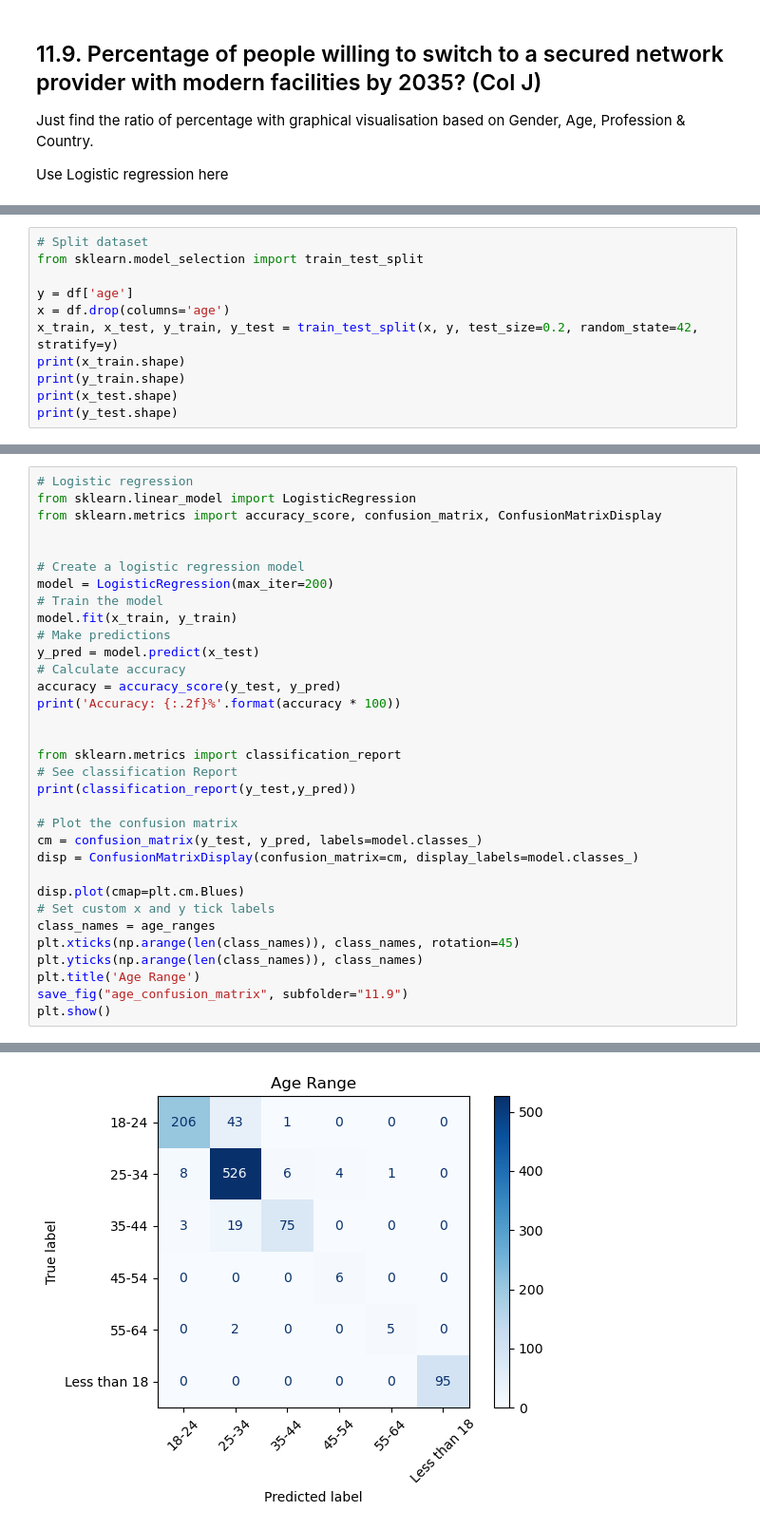
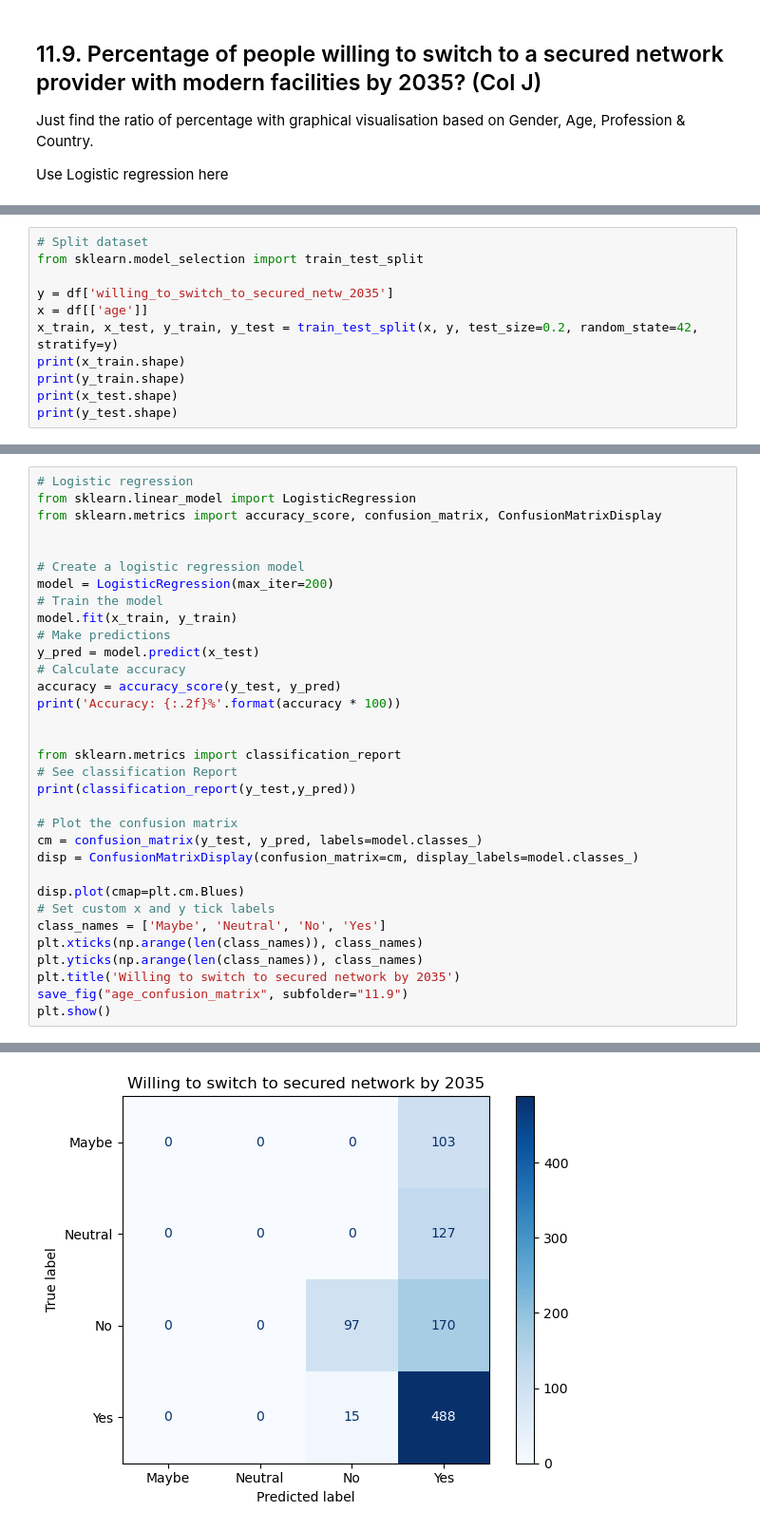
Before and after one commit to ihsanulcode/networking-systems-data-analysis, a Jupyter notebook: Notebook_3_Models.ipynb, the cells around one changed output, grey strips where cells are left out. Shown: that part at 95% size. Drawn from its saved outputs; the diff is of its cells as text.

```diff
--- a/Notebook_3_Models.ipynb
+++ b/Notebook_3_Models.ipynb
@@ -324,8 +326,8 @@ weighted avg       0.88      0.88      0.88      1000
 # Split dataset
 from sklearn.model_selection import train_test_split
 
-y = df['age']
-x = df.drop(columns='age')
+y = df['willing_to_switch_to_secured_netw_2035']
+x = df[['age']]
 x_train, x_test, y_train, y_test = train_test_split(x, y, test_size=0.2, random_state=42, stratify=y)
 print(x_train.shape)
 print(y_train.shape)
@@ -363,10 +365,10 @@ disp = ConfusionMatrixDisplay(confusion_matrix=cm, display_labels=model.classes_
 
 disp.plot(cmap=plt.cm.Blues)
 # Set custom x and y tick labels
-class_names = age_ranges
-plt.xticks(np.arange(len(class_names)), class_names, rotation=45)
+class_names = ['Maybe', 'Neutral', 'No', 'Yes']
+plt.xticks(np.arange(len(class_names)), class_names)
 plt.yticks(np.arange(len(class_names)), class_names)
-plt.title('Age Range')
+plt.title('Willing to switch to secured network by 2035')
 save_fig("age_confusion_matrix", subfolder="11.9")
 plt.show()
 # %% [output]
@@ -386,2 +386,2 @@ weighted avg       0.92      0.91      0.91      1000
-[figure, old version]
+[figure, new version]
 # %% [markdown]
```
Also changed, not shown: parts of 15 cells of this notebook, 5 other files.
